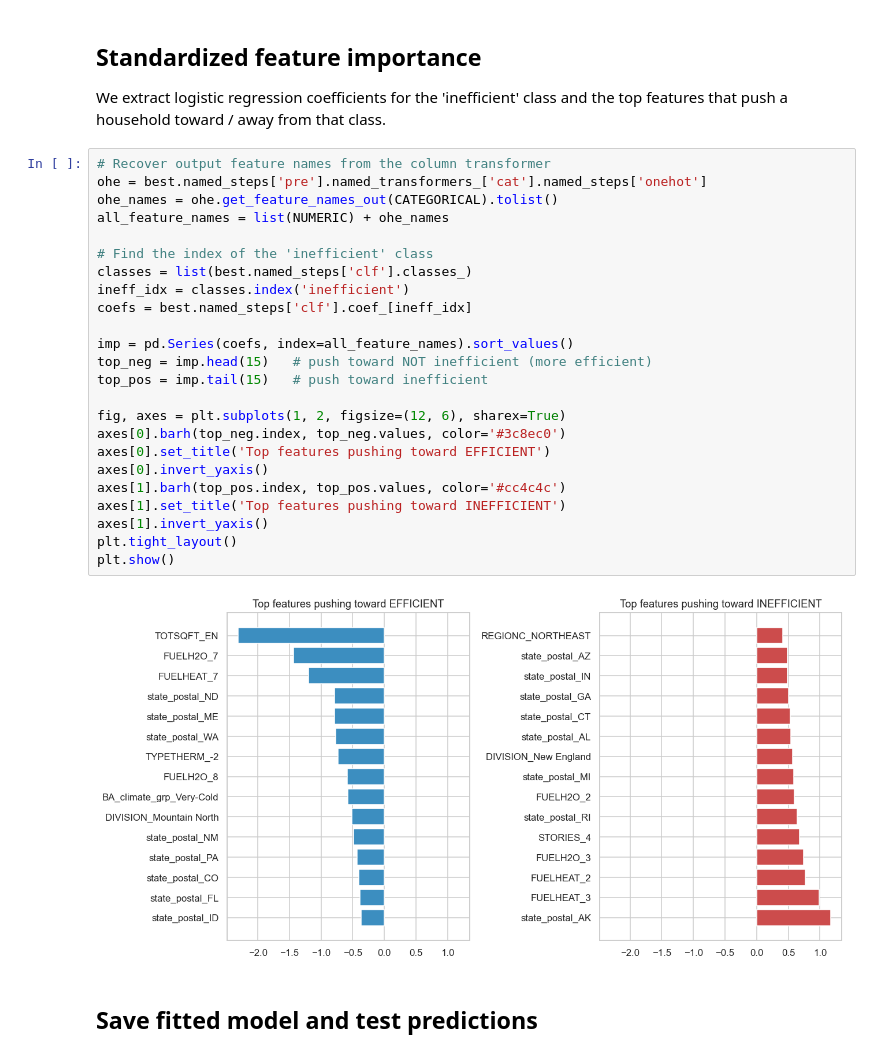
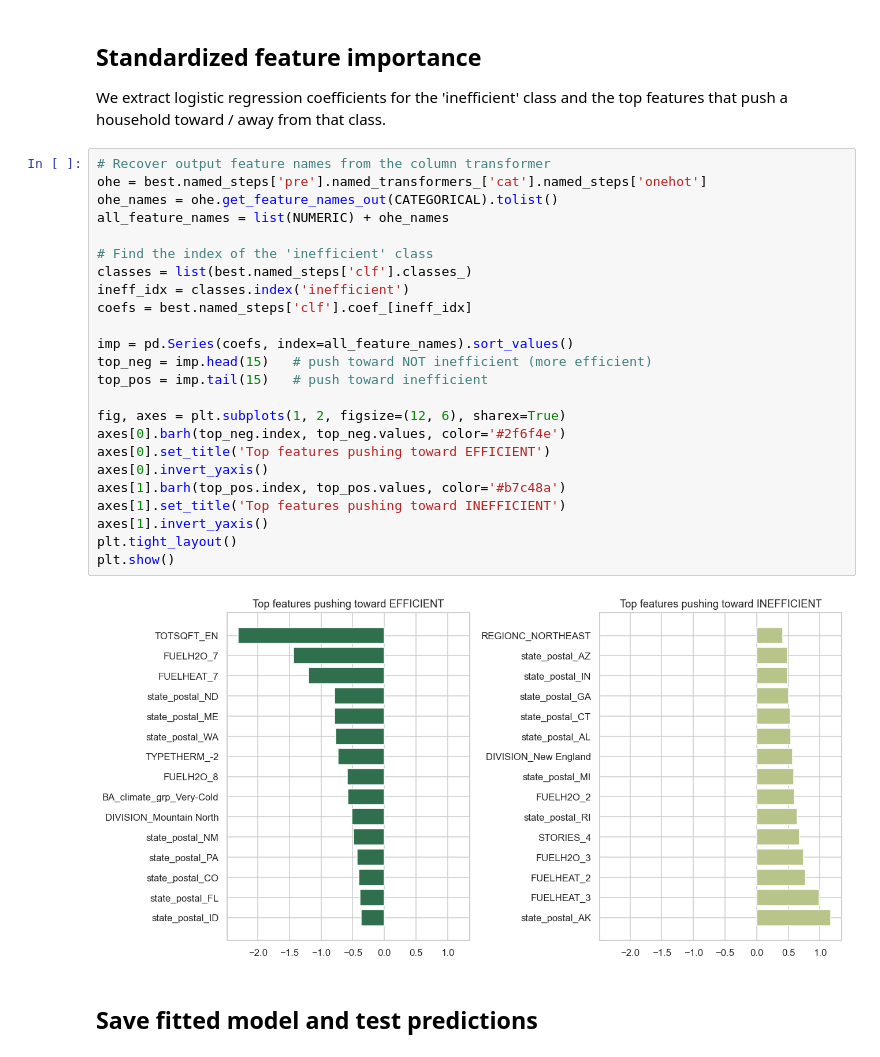
Before and after one commit to arya-kumar1/CPSC393, a Jupyter notebook: notebooks/03_classification.ipynb, the cells around one changed output. Drawn from its saved outputs; the diff is of its cells as text.

```diff
--- a/notebooks/03_classification.ipynb
+++ b/notebooks/03_classification.ipynb
@@ -289,29 +288,29 @@ We extract logistic regression coefficients for the 'inefficient' class and the
 # %%
 # Recover output feature names from the column transformer
 ohe = best.named_steps['pre'].named_transformers_['cat'].named_steps['onehot']
 ohe_names = ohe.get_feature_names_out(CATEGORICAL).tolist()
 all_feature_names = list(NUMERIC) + ohe_names
 
 # Find the index of the 'inefficient' class
 classes = list(best.named_steps['clf'].classes_)
 ineff_idx = classes.index('inefficient')
 coefs = best.named_steps['clf'].coef_[ineff_idx]
 
 imp = pd.Series(coefs, index=all_feature_names).sort_values()
 top_neg = imp.head(15)   # push toward NOT inefficient (more efficient)
 top_pos = imp.tail(15)   # push toward inefficient
 
 fig, axes = plt.subplots(1, 2, figsize=(12, 6), sharex=True)
-axes[0].barh(top_neg.index, top_neg.values, color='#3c8ec0')
+axes[0].barh(top_neg.index, top_neg.values, color='#2f6f4e')
 axes[0].set_title('Top features pushing toward EFFICIENT')
 axes[0].invert_yaxis()
-axes[1].barh(top_pos.index, top_pos.values, color='#cc4c4c')
+axes[1].barh(top_pos.index, top_pos.values, color='#b7c48a')
 axes[1].set_title('Top features pushing toward INEFFICIENT')
 axes[1].invert_yaxis()
 plt.tight_layout()
 plt.show()
 # %% [output]
-[figure, old version]
+[figure, new version]
 # %% [markdown]
 ## Save fitted model and test predictions
 # %%
```
Also changed, not shown: parts of 3 cells of this notebook, 5 other files.
